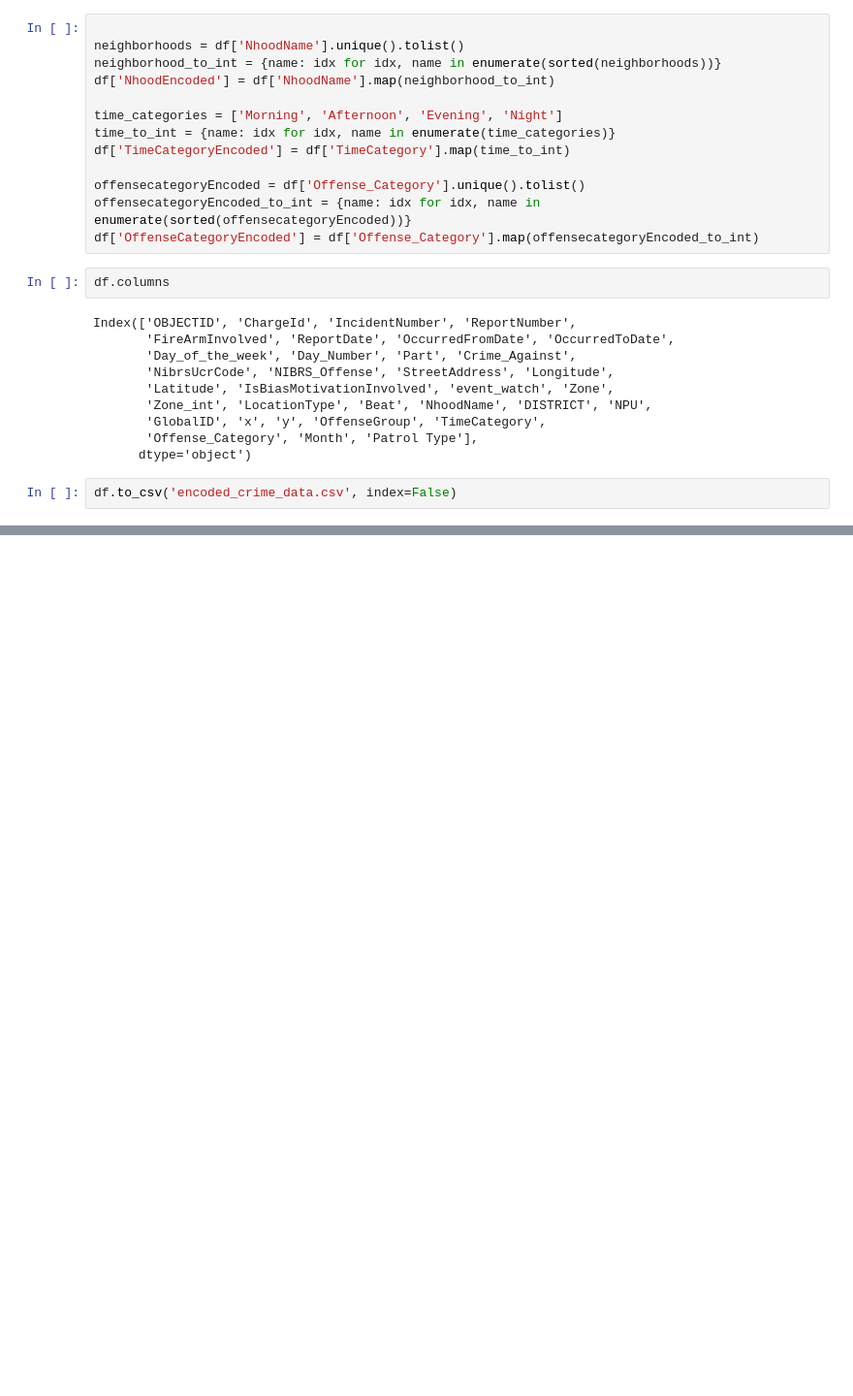
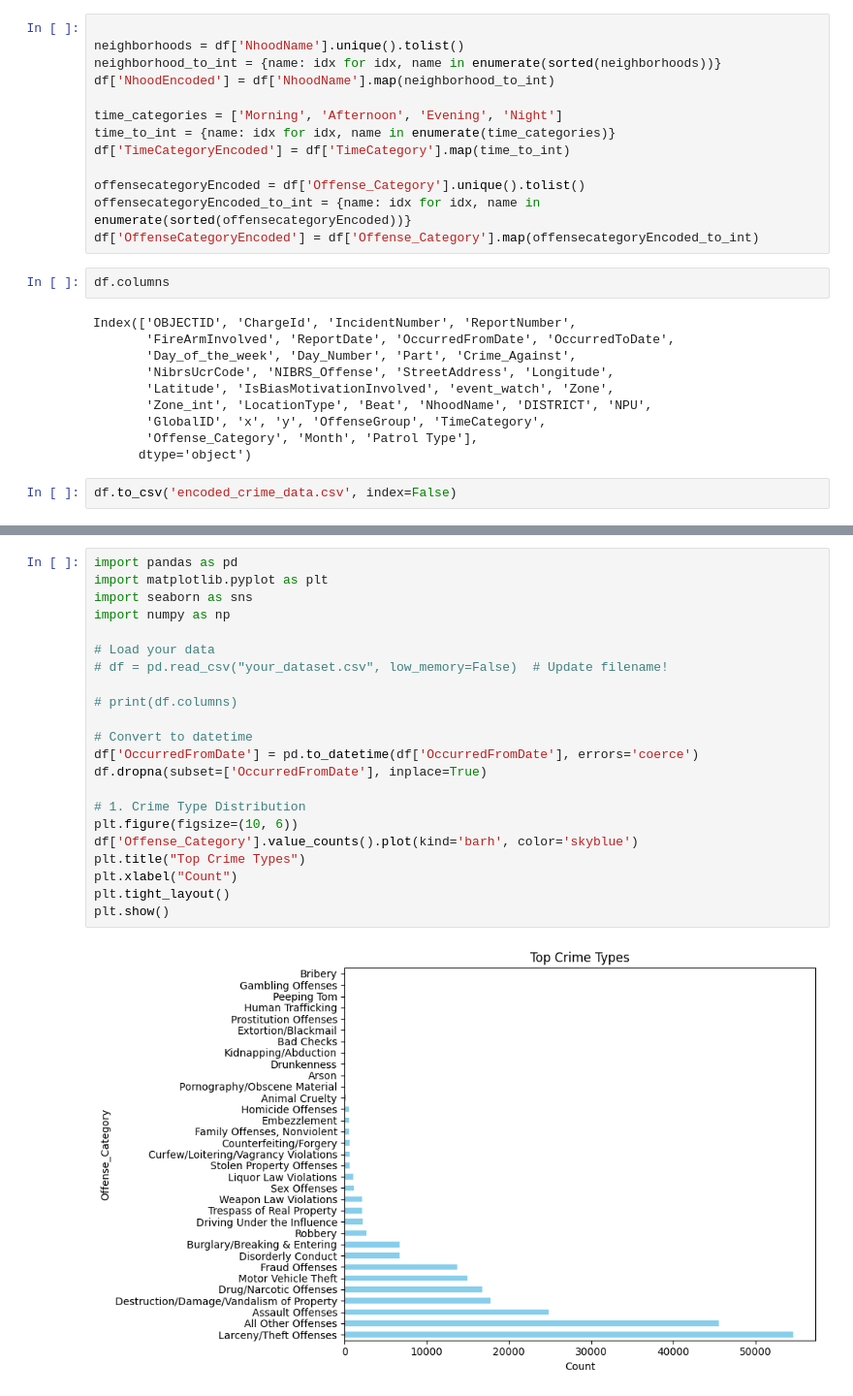
Before and after one commit to ShreyaChivilkar/ATLSHIELD, a Jupyter notebook: EDA.ipynb, the cells around one changed output, grey strips where cells are left out. Shown at 97% size. Drawn from its saved outputs; the diff is of its cells as text; blank space fills up the shorter version.

```diff
--- a/EDA.ipynb
+++ b/EDA.ipynb
@@ -706,0 +750,24 @@ df.to_csv('encoded_crime_data.csv', index=False)
+# %%
+import pandas as pd
+import matplotlib.pyplot as plt
+import seaborn as sns
+import numpy as np
+
+# Load your data
+# df = pd.read_csv("your_dataset.csv", low_memory=False)  # Update filename!
+
+# print(df.columns)
+
+# Convert to datetime
+df['OccurredFromDate'] = pd.to_datetime(df['OccurredFromDate'], errors='coerce')
+df.dropna(subset=['OccurredFromDate'], inplace=True)
+
+# 1. Crime Type Distribution
+plt.figure(figsize=(10, 6))
+df['Offense_Category'].value_counts().plot(kind='barh', color='skyblue')
+plt.title("Top Crime Types")
+plt.xlabel("Count")
+plt.tight_layout()
+plt.show()
+# %% [output]
+[figure, added]
```
Also changed, not shown: parts of 8 cells of this notebook.
